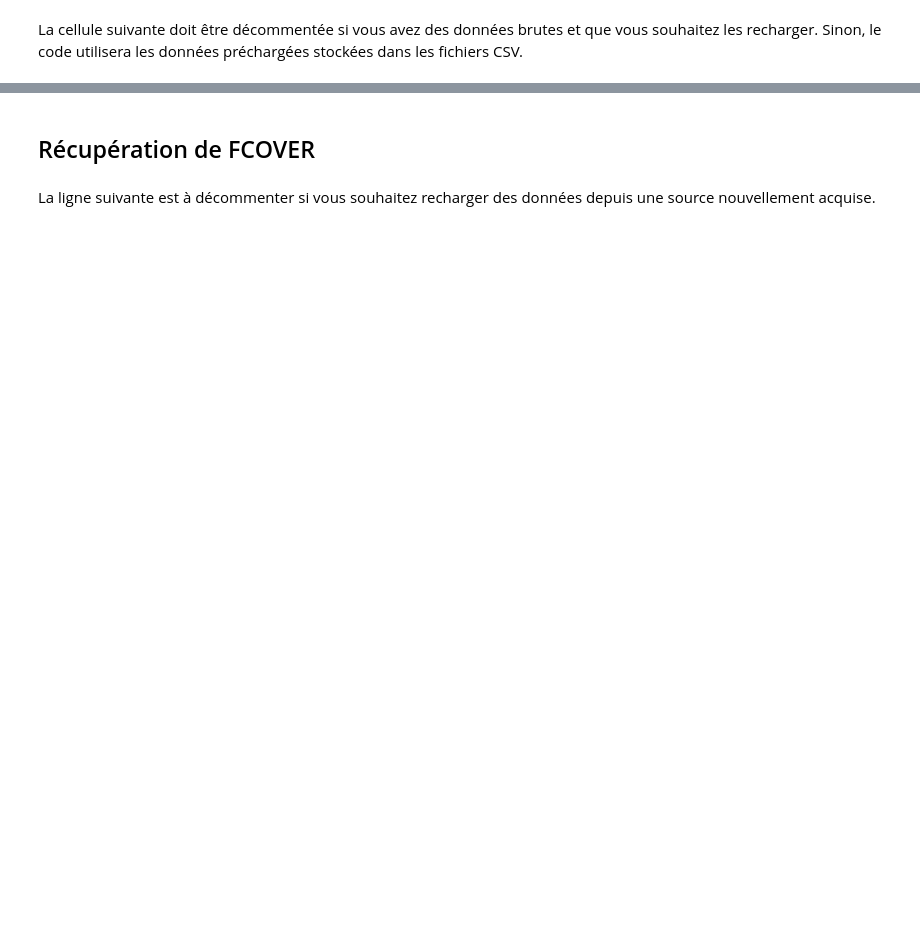
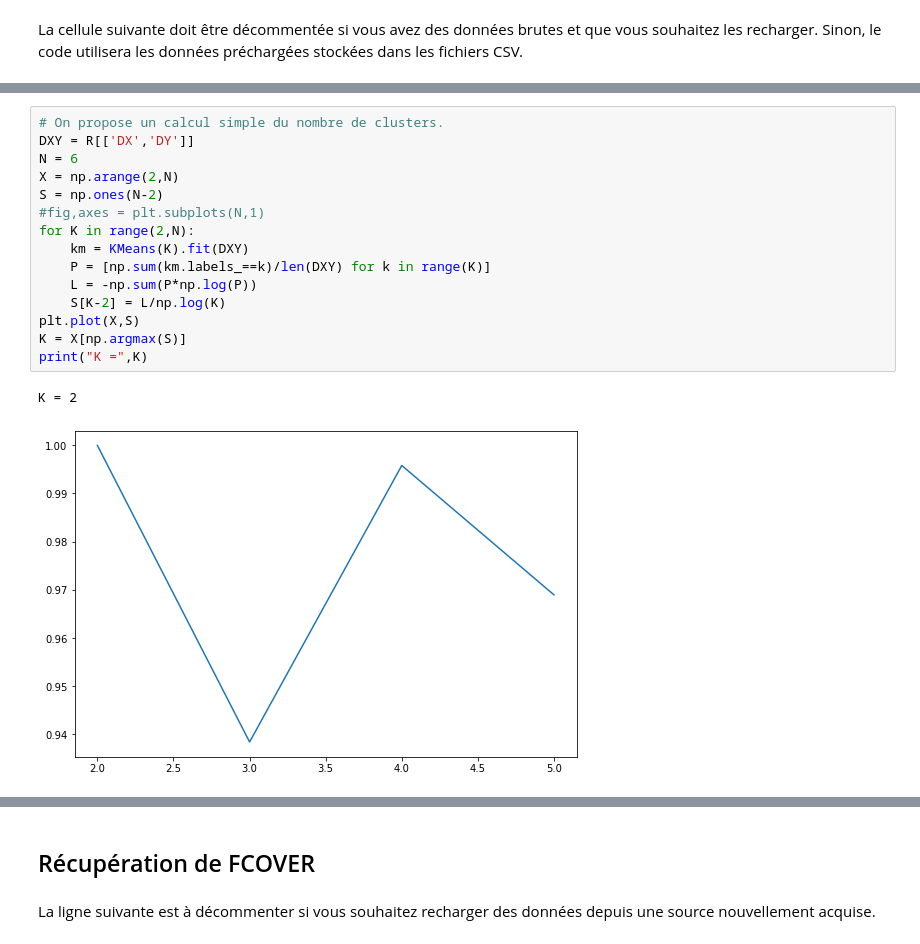
Before and after one commit to jee51/sentry, a Jupyter notebook: notebooks/TraceRVI.ipynb, the cells around one changed output, grey strips where cells are left out. Cells and saved outputs as stored; diff of their text form; blank space fills up the shorter version.

```diff
--- a/notebooks/TraceRVI.ipynb
+++ b/notebooks/TraceRVI.ipynb
@@ -75,0 +97,18 @@ rvi = R['RVI']
+# %%
+# On propose un calcul simple du nombre de clusters.
+DXY = R[['DX','DY']]
+N = 6
+X = np.arange(2,N)
+S = np.ones(N-2)
+#fig,axes = plt.subplots(N,1)
+for K in range(2,N):
+    km = KMeans(K).fit(DXY)
+    P = [np.sum(km.labels_==k)/len(DXY) for k in range(K)]
+    L = -np.sum(P*np.log(P))
+    S[K-2] = L/np.log(K)
+plt.plot(X,S)
+K = X[np.argmax(S)]
+print("K =",K)
+# %% [output]
+K = 2
+[figure, added]
```
Also changed, not shown: parts of 58 cells of this notebook, 59 other files.
